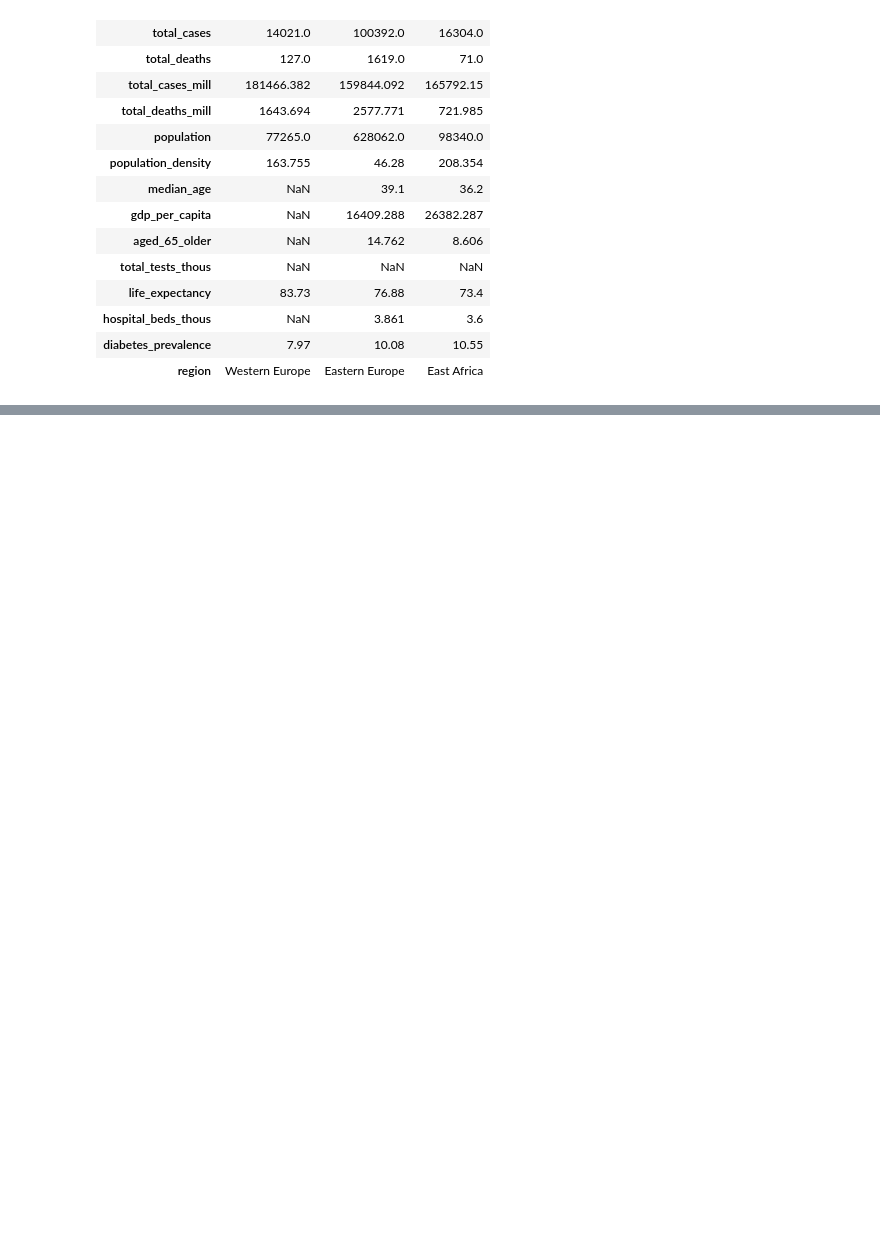
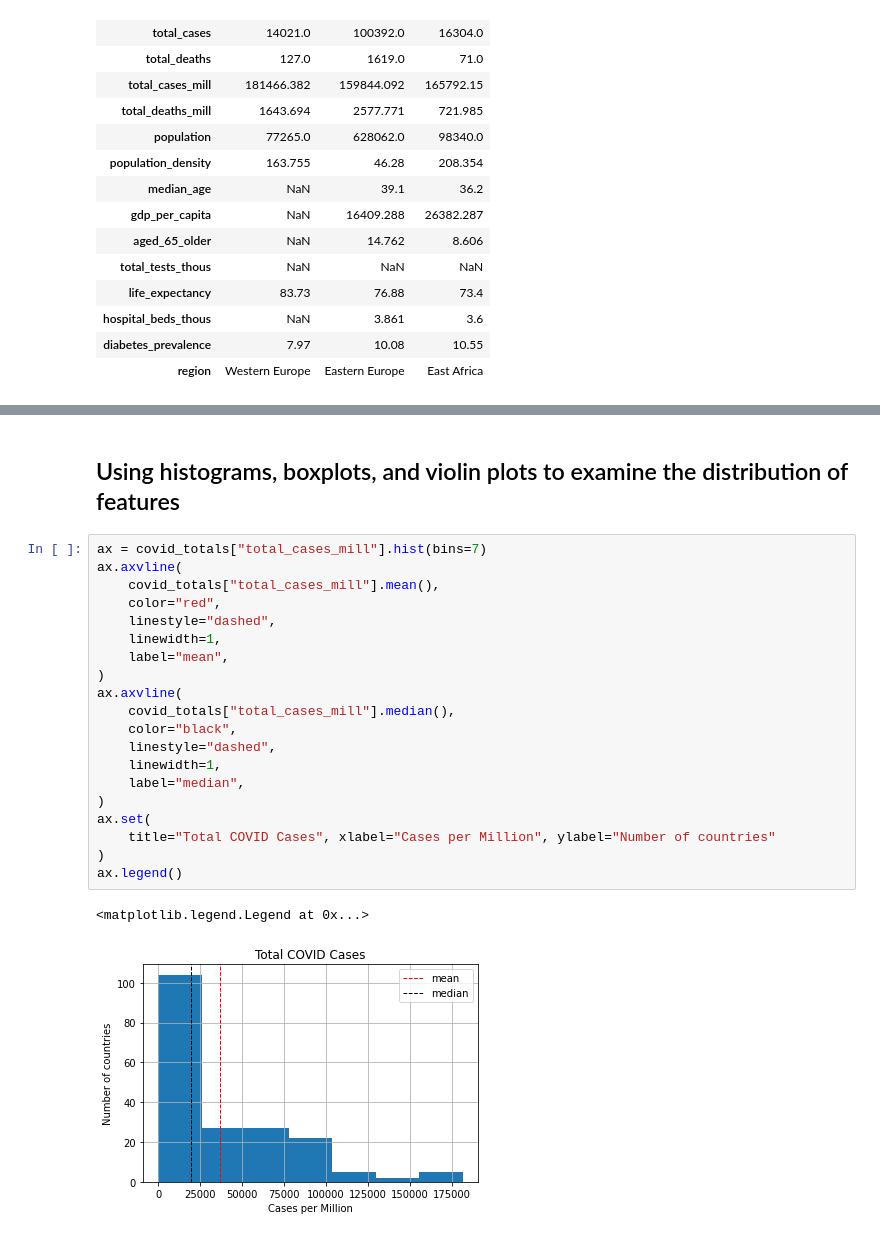
Before and after one commit to alextanhongpin/data-cleaning-and-exploration-with-machine-learning, a Jupyter notebook: 01-basic.ipynb, the cells around one changed output, grey strips where cells are left out. Saved outputs shown, nothing was run; the diff lists cells and outputs as text; blank space fills up the shorter version.

```diff
--- a/01-basic.ipynb
+++ b/01-basic.ipynb
@@ -530,0 +655,25 @@ covid_totals.loc[covid_totals.total_cases_mill > extreme_value_high].T
+# %% [markdown]
+## Using histograms, boxplots, and violin plots to examine the distribution of features
+# %%
+ax = covid_totals["total_cases_mill"].hist(bins=7)
+ax.axvline(
+    covid_totals["total_cases_mill"].mean(),
+    color="red",
+    linestyle="dashed",
+    linewidth=1,
+    label="mean",
+)
+ax.axvline(
+    covid_totals["total_cases_mill"].median(),
+    color="black",
+    linestyle="dashed",
+    linewidth=1,
+    label="median",
+)
+ax.set(
+    title="Total COVID Cases", xlabel="Cases per Million", ylabel="Number of countries"
+)
+ax.legend()
+# %% [output]
+<matplotlib.legend.Legend at 0x...>
+[figure, added]
```
Also changed, not shown: parts of 15 cells of this notebook.
